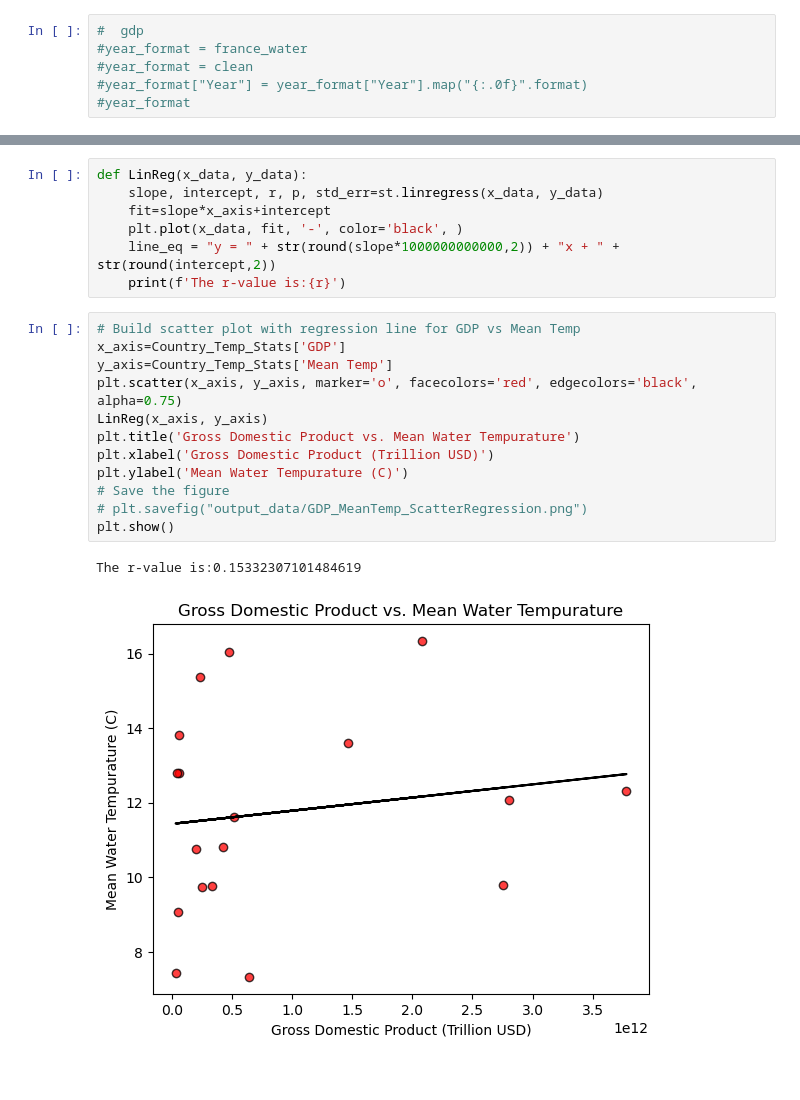
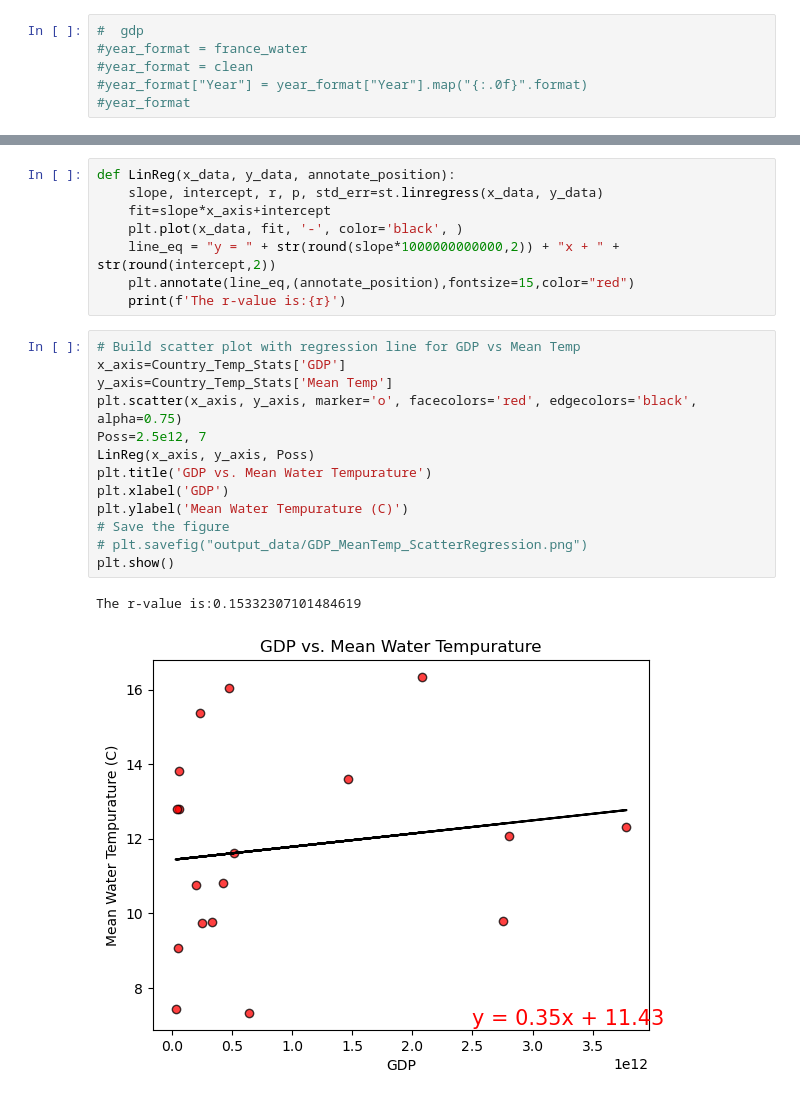
Before and after one commit to zhou0366/UMN_BootCamp_Project1_Group2, a Jupyter notebook: analysis.ipynb, the cells around one changed output, grey strips where cells are left out. Saved outputs shown, nothing was run; the diff lists cells and outputs as text.

Commit message:
update graphs

```diff
--- a/analysis.ipynb
+++ b/analysis.ipynb
@@ -302,27 +319,29 @@ Country_pH_Stats
 | 16 | Switzerland | 6.420897e+11 | 215.465350 | 8.220620 | 8.230000 | 0.008486 | 0.092119 | 0.053185 |
 | 17 | United Kingdom | 2.757620e+12 | 274.708982 | 7.500971 | 7.616650 | 0.271402 | 0.520963 | 0.028337 |
 # %%
-def LinReg(x_data, y_data):
+def LinReg(x_data, y_data, annotate_position):
     slope, intercept, r, p, std_err=st.linregress(x_data, y_data)
     fit=slope*x_axis+intercept
     plt.plot(x_data, fit, '-', color='black', )
     line_eq = "y = " + str(round(slope*1000000000000,2)) + "x + " + str(round(intercept,2))
+    plt.annotate(line_eq,(annotate_position),fontsize=15,color="red")
     print(f'The r-value is:{r}')
 # %%
 # Build scatter plot with regression line for GDP vs Mean Temp
 x_axis=Country_Temp_Stats['GDP']
 y_axis=Country_Temp_Stats['Mean Temp']
 plt.scatter(x_axis, y_axis, marker='o', facecolors='red', edgecolors='black', alpha=0.75)
-LinReg(x_axis, y_axis)
-plt.title('Gross Domestic Product vs. Mean Water Tempurature')
-plt.xlabel('Gross Domestic Product (Trillion USD)')
+Poss=2.5e12, 7
+LinReg(x_axis, y_axis, Poss)
+plt.title('GDP vs. Mean Water Tempurature')
+plt.xlabel('GDP')
 plt.ylabel('Mean Water Tempurature (C)')
 # Save the figure
 # plt.savefig("output_data/GDP_MeanTemp_ScatterRegression.png")
 plt.show()
 # %% [output]
 The r-value is:0.15332307101484619
-[figure, old version]
+[figure, new version]
 # %%
 # Build scatter plot with regression line for GDP vs Mean pH
 x_axis=Country_pH_Stats['GDP']
```
Also changed, not shown: parts of 6 cells of this notebook.
